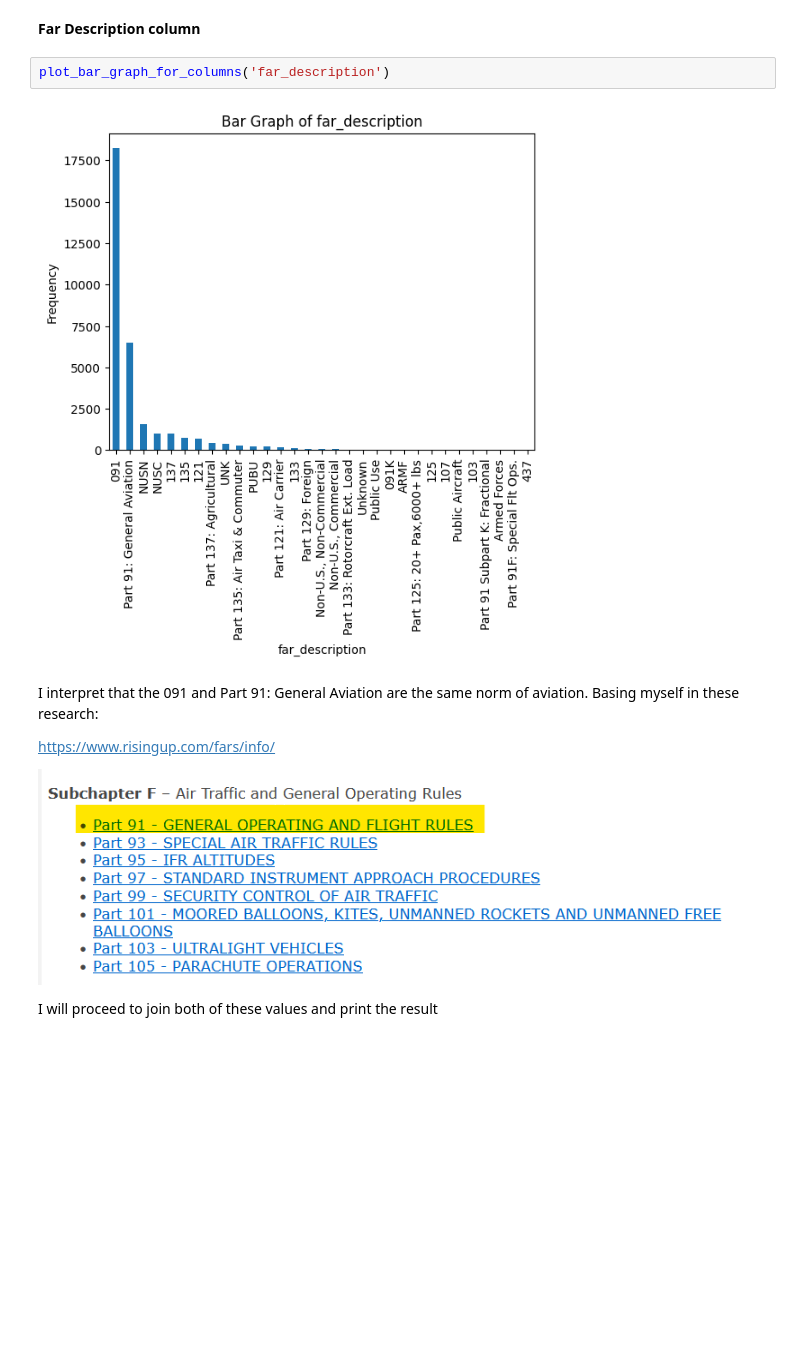
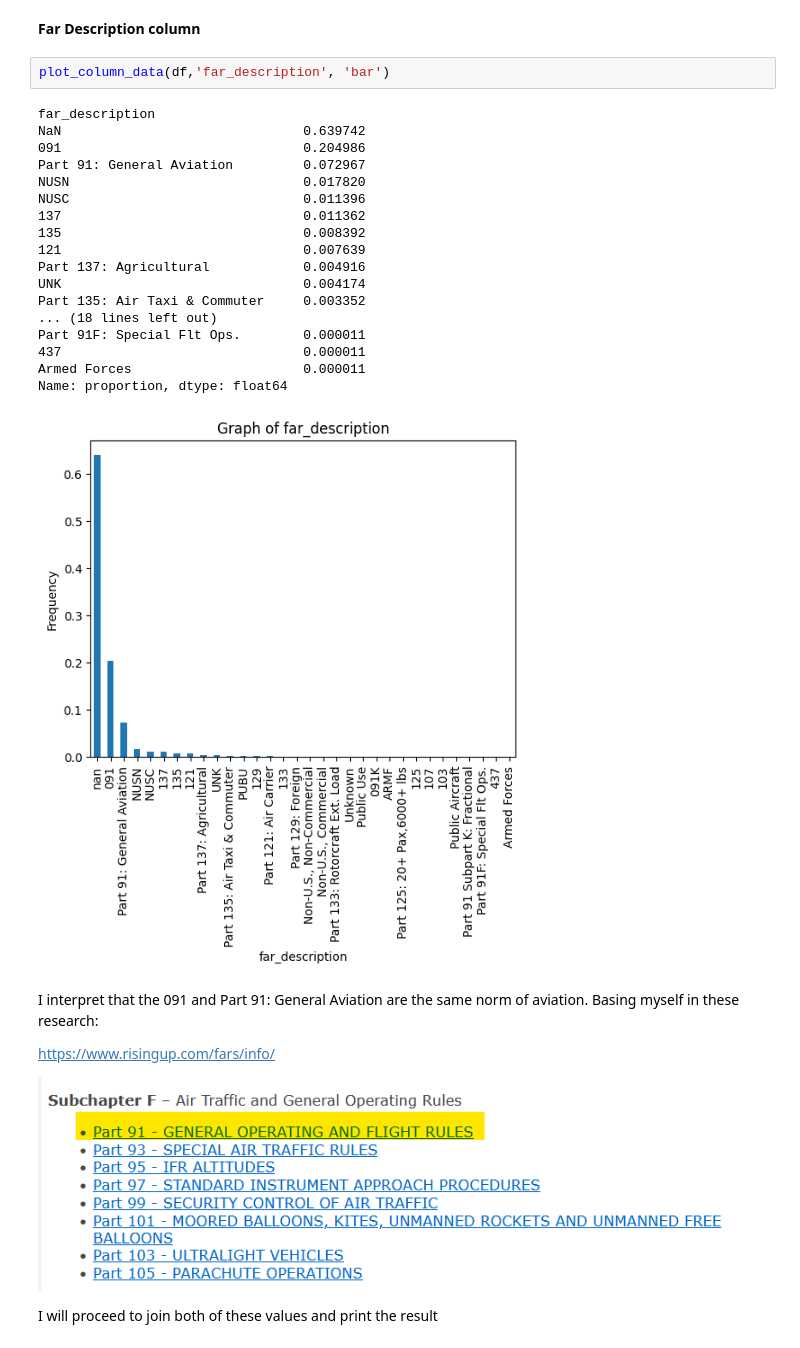
Before and after one commit to mbarriola96/Aircraft_safety_analysis, a Jupyter notebook: 00_data_understanding.ipynb, the cells around one changed output. Cells and saved outputs as stored; diff of their text form; blank space fills up the shorter version.

```diff
--- a/00_data_understanding.ipynb
+++ b/00_data_understanding.ipynb
@@ -332,10 +351,27 @@ drop_columns.append('aircraft_category')
 ## 5.4 Further study of the rest of the columns
 # %% [markdown]
 **Far Description column**
-# %%
-plot_bar_graph_for_columns('far_description')
-# %% [output]
-[figure, removed]
+# %%
+plot_column_data(df,'far_description', 'bar')
+# %% [output]
+far_description
+NaN                               0.639742
+091                               0.204986
+Part 91: General Aviation         0.072967
+NUSN                              0.017820
+NUSC                              0.011396
+137                               0.011362
+135                               0.008392
+121                               0.007639
+Part 137: Agricultural            0.004916
+UNK                               0.004174
+Part 135: Air Taxi & Commuter     0.003352
+... (18 lines left out)
+Part 91F: Special Flt Ops.        0.000011
+437                               0.000011
+Armed Forces                      0.000011
+Name: proportion, dtype: float64
+[figure, added]
 # %% [markdown]
 I interpret that the 091 and Part 91: General Aviation are the same norm of aviation. Basing myself in these research:
 
```
Also changed, not shown: parts of 38 cells of this notebook.
